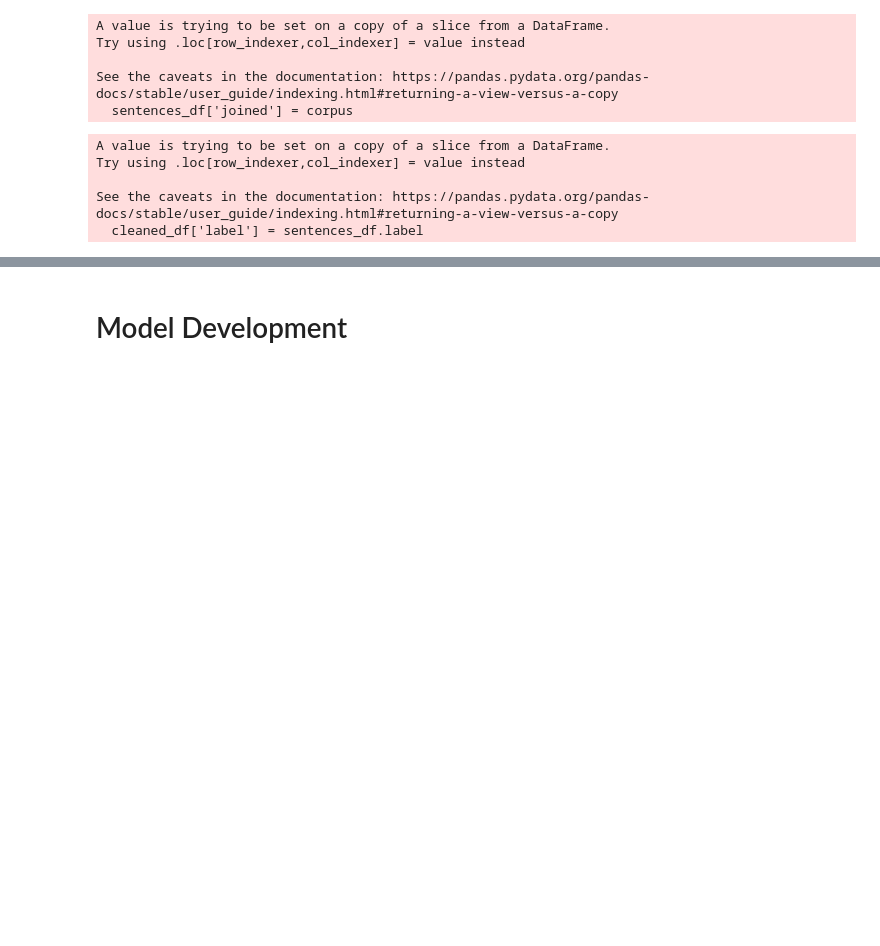
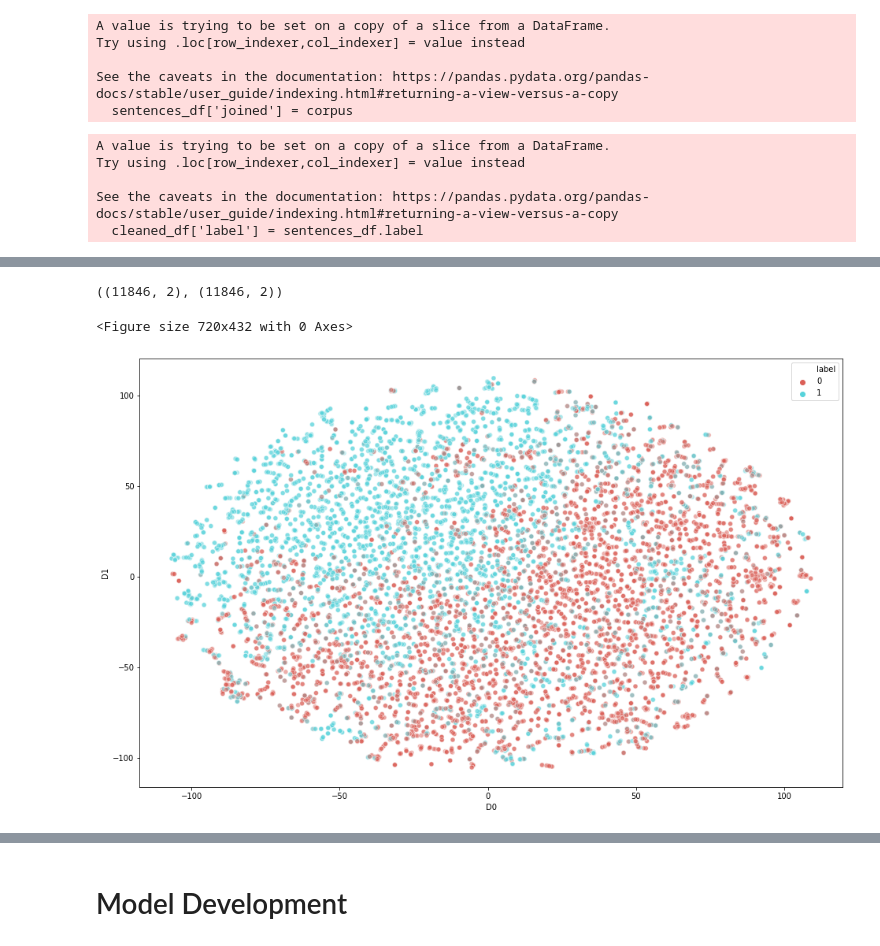
Before and after one commit to vamads/CMSE890_Project, a Jupyter notebook: MAST_classification_keywords _(TF-IDF)_890.ipynb, the cells around one changed output, grey strips where cells are left out. Drawn from its saved outputs; the diff is of its cells as text; code cells hidden in the pictures; blank space fills up the shorter version.

```diff
--- a/MAST_classification_keywords _(TF-IDF)_890.ipynb
+++ b/MAST_classification_keywords _(TF-IDF)_890.ipynb
@@ -16,5 +16,5 @@ from sklearn.manifold import TSNE
 # %% [markdown]
 # Data Preprocessing and Exploration
 # %%
-corpus_df = pd.read_parquet('s2orc_mast_corpus_25oct2022.pqt')
+corpus_df = pd.read_parquet('s2orc_mast_corpus_25oct2022-890.pqt')
 # %%
@@ -136,17 +134,25 @@ sentences_embedded = TSNE(n_components=2, learning_rate='auto',
 full_embedded = TSNE(n_components=2, learning_rate='auto',
                   init='random', perplexity=3).fit_transform(full_tf)
 sentences_embedded.shape,full_embedded.shape
+# %% [output]
+((11846, 2), (11846, 2))
 # %%
 TSNE_full = pd.DataFrame(full_embedded, columns = ['D0','D1'])
 TSNE_full['label'] = mast_complete_clean_reduced['label'].to_numpy()
+fig = plt.figure(figsize = (10,6))
 plt.figure(figsize=(16,10))
-sns.scatterplot(
+full = sns.scatterplot(
     x=TSNE_full.iloc[:,0], y=TSNE_full.iloc[:,1],
     hue = TSNE_full['label'],
     palette=sns.color_palette("hls", 2),
     legend="full",
     alpha=0.5
 )
+fig = full.get_figure()
+fig.savefig('TSNE_full.pdf',format = 'pdf', dpi = 1000,transparent = False, bbox_inches = "tight", pad_inches = 1)
+# %% [output]
+<Figure size 720x432 with 0 Axes>
+[figure, added]
 # %%
 TSNE_df = pd.DataFrame(sentences_embedded, columns = ['D0','D1'])
 TSNE_df['label'] = mast_complete_clean_reduced['label'].to_numpy()
```
Also changed, not shown: parts of 16 cells of this notebook.
